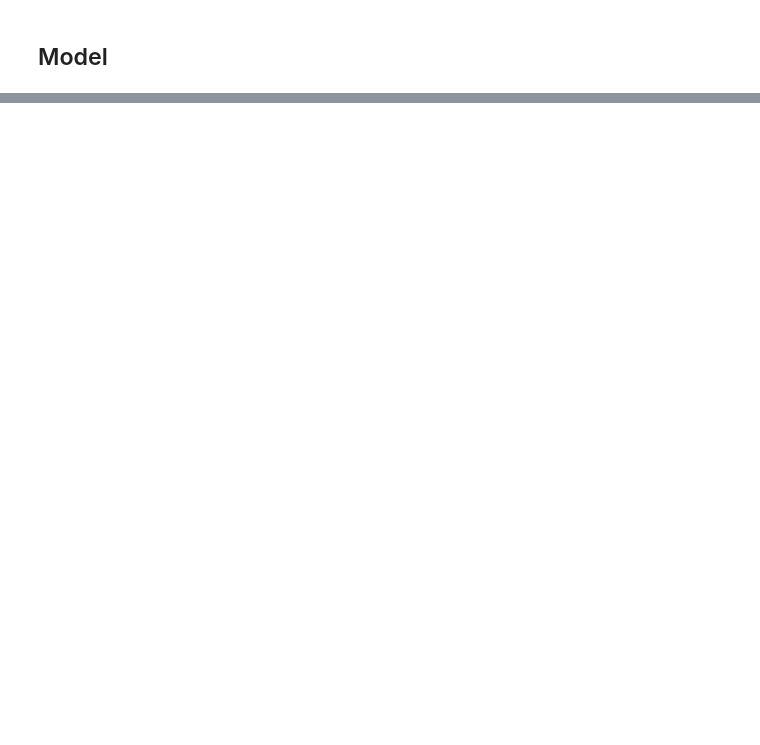
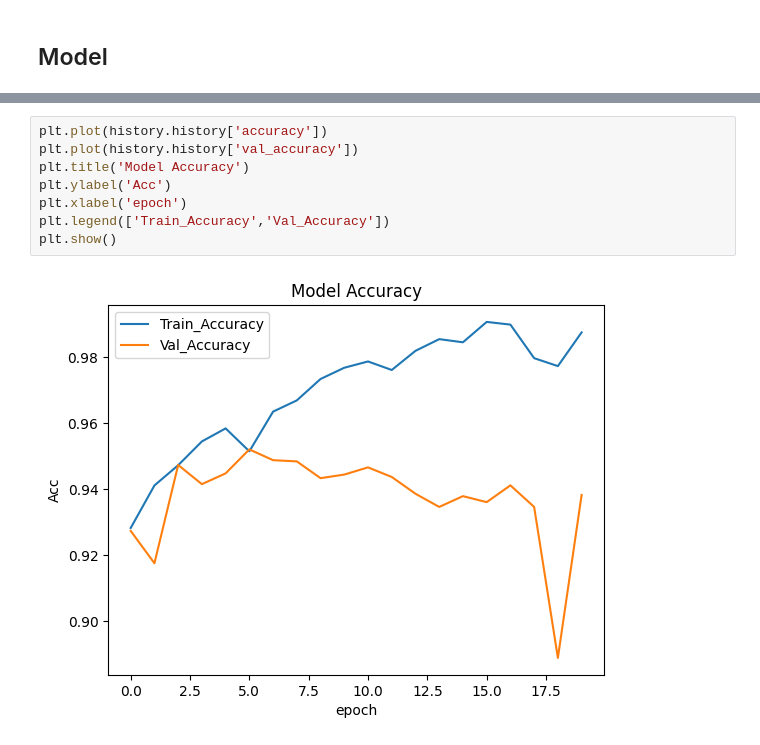
Before and after one commit to HridayNagrani0/Vision, a Jupyter notebook: Malaria Detection.ipynb, the cells around one changed output, grey strips where cells are left out. Cells and saved outputs as stored; diff of their text form; blank space fills up the shorter version.

```diff
--- a/Malaria Detection.ipynb
+++ b/Malaria Detection.ipynb
@@ -176,0 +252,10 @@ _________________________________________________________________
+# %%
+plt.plot(history.history['accuracy'])
+plt.plot(history.history['val_accuracy'])
+plt.title('Model Accuracy')
+plt.ylabel('Acc')
+plt.xlabel('epoch')
+plt.legend(['Train_Accuracy','Val_Accuracy'])
+plt.show()
+# %% [output]
+[figure, added]
```
Also changed, not shown: parts of 12 cells of this notebook.
